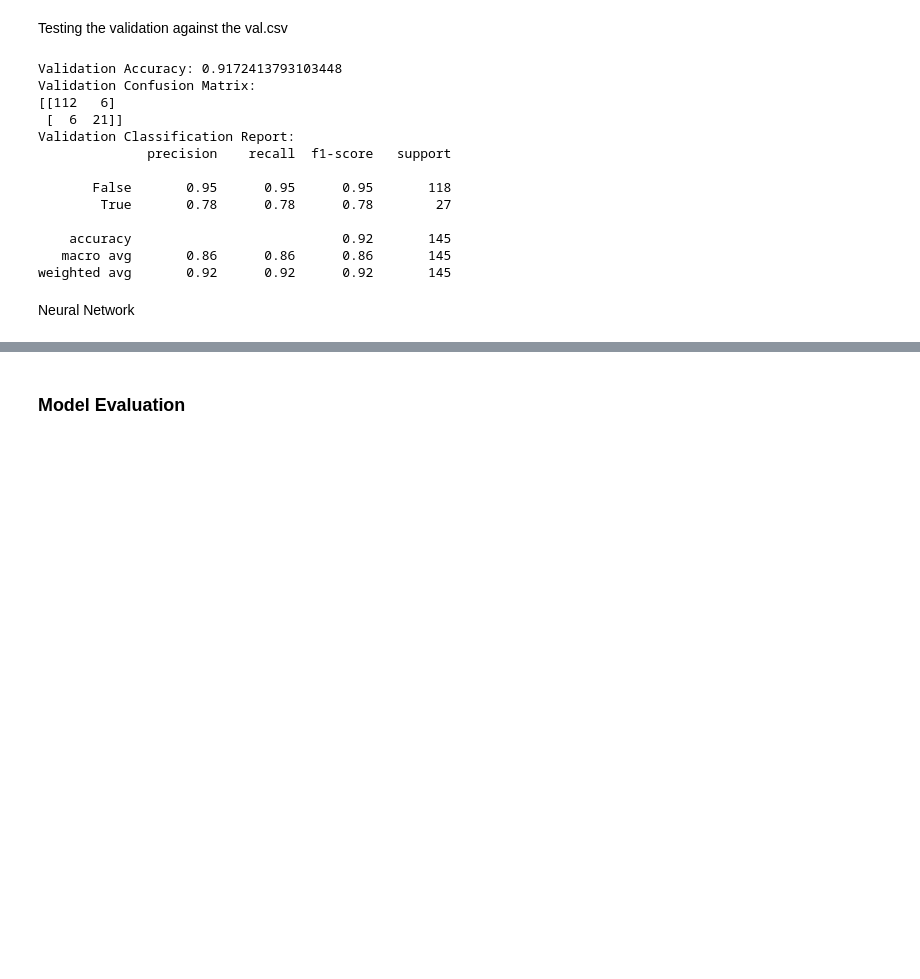
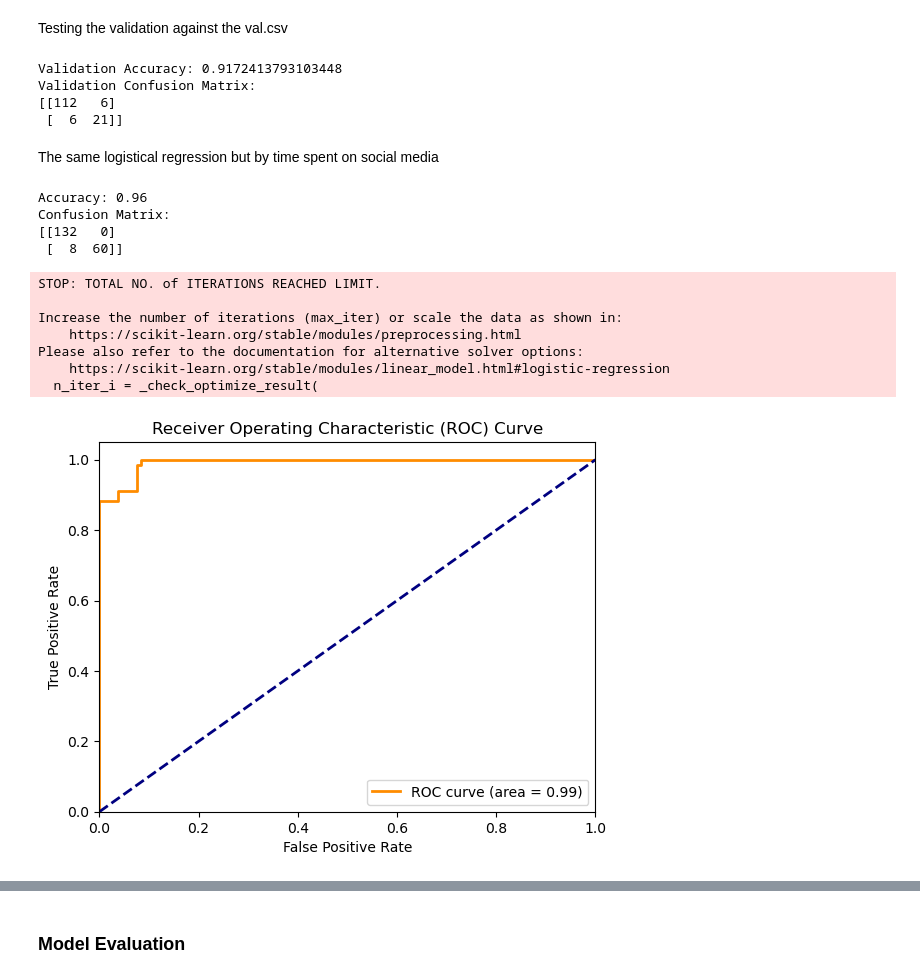
Before and after one commit to Austin-Heard/social-media-emotional-effects, a Jupyter notebook: notebooks/data_template.ipynb, the cells around one changed output, grey strips where cells are left out. Saved outputs shown, nothing was run; the diff lists cells and outputs as text; code cells hidden in the pictures; blank space fills up the shorter version.

Commit message:
Adds in logistic regressions, still needs evaluation

```diff
--- a/notebooks/data_template.ipynb
+++ b/notebooks/data_template.ipynb
@@ -800,27 +789,70 @@ val_y_prob = model.predict_proba(val_X)[:, 1]
 # Evaluate the model on the validation set
 val_accuracy = accuracy_score(val_df['Dominant_Emotion_Happiness'], val_y_pred)
 val_conf_matrix = confusion_matrix(val_df['Dominant_Emotion_Happiness'], val_y_pred)
-val_class_report = classification_report(val_df['Dominant_Emotion_Happiness'], val_y_pred)
 
 # Output the results
 print(f"Validation Accuracy: {val_accuracy}")
 print("Validation Confusion Matrix:")
 print(val_conf_matrix)
-print("Validation Classification Report:")
-print(val_class_report)
 # %% [output]
 Validation Accuracy: 0.9172413793103448
 Validation Confusion Matrix:
 [[112   6]
  [  6  21]]
-Validation Classification Report:
-              precision    recall  f1-score   support
-
-       False       0.95      0.95      0.95       118
-        True       0.78      0.78      0.78        27
-
-    accuracy                           0.92       145
-   macro avg       0.86      0.86      0.86       145
-weighted avg       0.92      0.92      0.92       145
-# %% [markdown]
-Neural Network
+# %% [markdown]
+The same logistical regression but by time spent on social media
+# %%
+# Categorizing daily usage by whether a user uses it less or more than the mean average of all users
+socialmedia_ml_db['Usage_Category'] = np.where(socialmedia_ml_db['Daily_Usage_Time (minutes)'] > socialmedia_ml_db['Daily_Usage_Time (minutes)'].mean(), 1, 0)
+
+# Features and target variable (being "heavy" users or those who use more than the mean)
+X = socialmedia_ml_db.drop(columns=['Daily_Usage_Time (minutes)', 'Usage_Category'])
+y = socialmedia_ml_db['Usage_Category']
+
+# Split the data into training and testing sets
+X_train, X_test, y_train, y_test = train_test_split(X, y, test_size=0.2, random_state=42)
+
+# Model training
+model = LogisticRegression()
+model.fit(X_train, y_train)
+
+# Model predictions
+y_pred = model.predict(X_test)
+y_prob = model.predict_proba(X_test)[:, 1]
+
+# Model evaluation
+accuracy = accuracy_score(y_test, y_pred)
+conf_matrix = confusion_matrix(y_test, y_pred)
+
+# Print evaluation metrics
+print(f"Accuracy: {accuracy}")
+print("Confusion Matrix:")
+print(conf_matrix)
+
+# Plotting ROC curve
+fpr, tpr, thresholds = roc_curve(y_test, y_prob)
+roc_auc = auc(fpr, tpr)
+
+plt.figure()
+plt.plot(fpr, tpr, color='darkorange', lw=2, label=f'ROC curve (area = {roc_auc:.2f})')
+plt.plot([0, 1], [0, 1], color='navy', lw=2, linestyle='--')
+plt.xlim([0.0, 1.0])
+plt.ylim([0.0, 1.05])
+plt.xlabel('False Positive Rate')
+plt.ylabel('True Positive Rate')
+plt.title('Receiver Operating Characteristic (ROC) Curve')
+plt.legend(loc="lower right")
+plt.show()
+# %% [output]
+Accuracy: 0.96
+Confusion Matrix:
+[[132   0]
+ [  8  60]]
+STOP: TOTAL NO. of ITERATIONS REACHED LIMIT.
+
+Increase the number of iterations (max_iter) or scale the data as shown in:
+    https://scikit-learn.org/stable/modules/preprocessing.html
+Please also refer to the documentation for alternative solver options:
+    https://scikit-learn.org/stable/modules/linear_model.html#logistic-regression
+  n_iter_i = _check_optimize_result(
+[figure, added]
```
Also changed, not shown: parts of 14 cells of this notebook.
